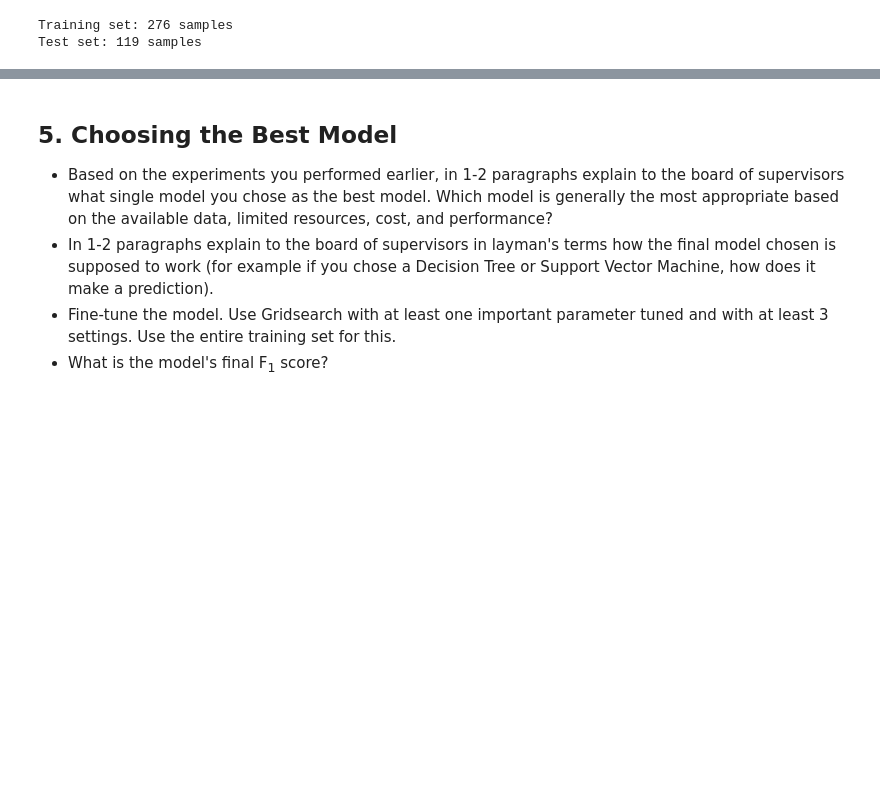
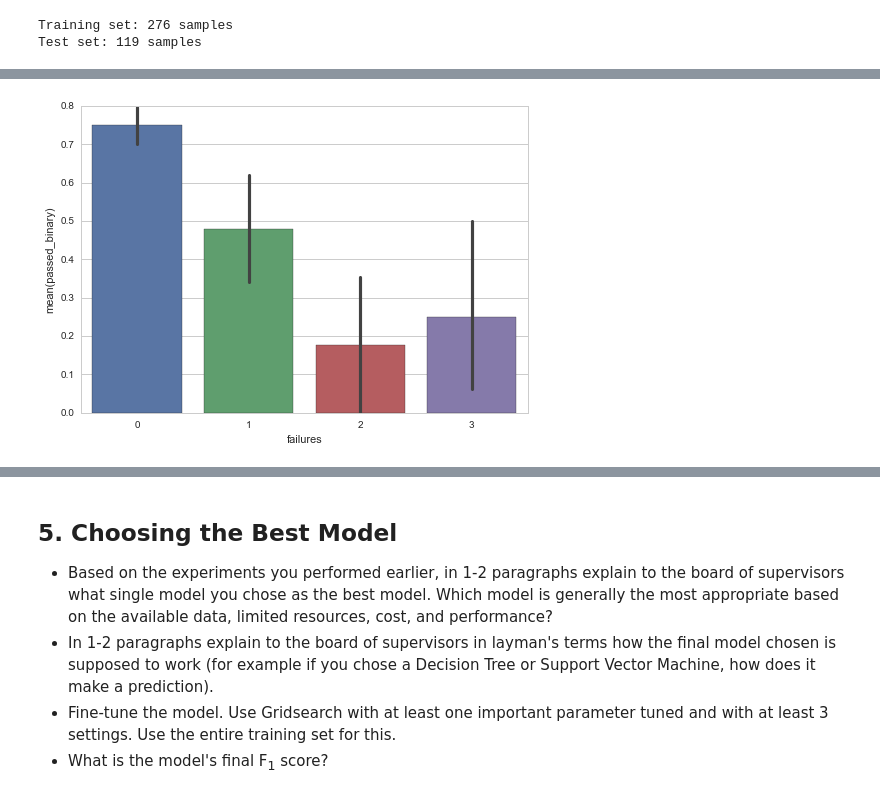
Before and after one commit to baumanab/Udacity_MachineLearningEngineer_ND, a Jupyter notebook: projects/student_intervention/student_intervention.ipynb, the cells around one changed output, grey strips where cells are left out. Drawn from its saved outputs; the diff is of its cells as text; code cells hidden in the pictures; blank space fills up the shorter version.

Commit message:
add chi2 feature selection, add feature plots

```diff
--- a/projects/student_intervention/student_intervention.ipynb
+++ b/projects/student_intervention/student_intervention.ipynb
@@ -203,0 +257,16 @@ Test set: 119 samples
+# %%
+import matplotlib as mpl
+import matplotlib.pyplot as plt
+%matplotlib inline
+import seaborn as sns
+sns.set(style="whitegrid", color_codes=True)
+# %%
+# recombine X_all and y_all
+
+combined_X_y = X_all.join(y_all)
+
+# create a binary measure of passed where yes = 1 and no = 0
+
+combined_X_y['passed_binary'] = np.where(combined_X_y.passed == 'yes', 1,0)
+
+combined_X_y.columns
@@ -203,0 +286,4 @@ Test set: 119 samples
+# %%
+sns.barplot(x="failures", y= 'passed_binary', order= [0,1,2,3],data= combined_X_y);
+# %% [output]
+[figure, added]
```
Also changed, not shown: parts of 15 cells of this notebook.
